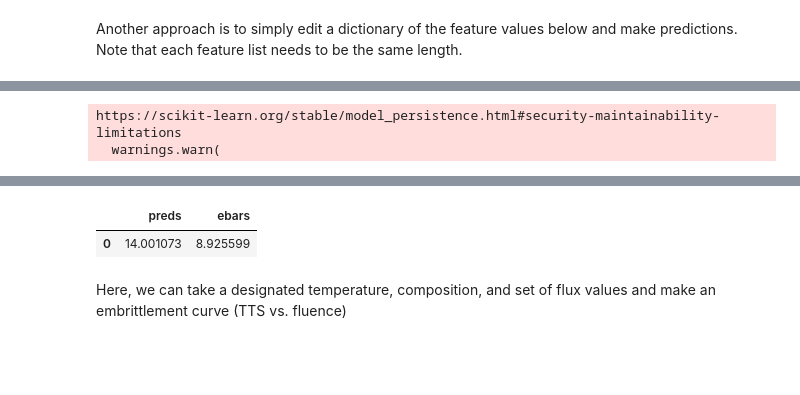
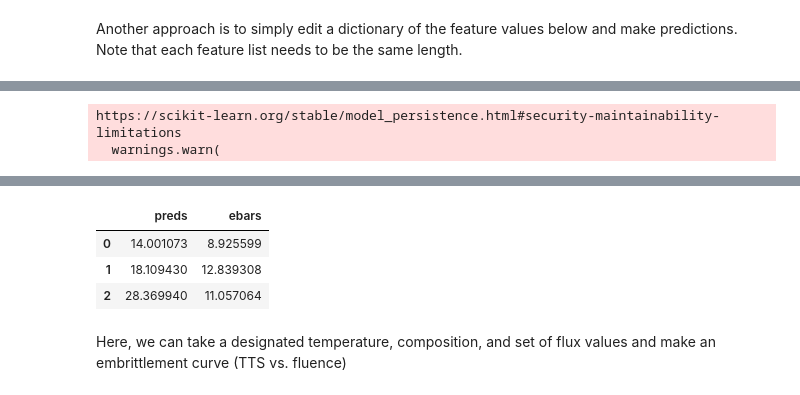
Before and after one commit to uw-cmg/RPV_model, a Jupyter notebook: Run_RPV_model_Colab.ipynb, the cells around one changed output, grey strips where cells are left out. Saved outputs shown, nothing was run; the diff lists cells and outputs as text; code cells hidden in the pictures; blank space fills up the shorter version.

```diff
--- a/Run_RPV_model_Colab.ipynb
+++ b/Run_RPV_model_Colab.ipynb
@@ -108,15 +82,15 @@ preds
 # %% [markdown]
 Another approach is to simply edit a dictionary of the feature values below and make predictions. Note that each feature list needs to be the same length.
 # %%
-d = {'temperature_C': [287],
-     'wt_percent_Cu': [0.04],
-     'wt_percent_Ni': [0.74],
-     'wt_percent_Mn': [0.6],
-     'wt_percent_P': [0.012],
-     'wt_percent_Si': [0.23],
-     'wt_percent_C': [0.21],
-     'log(fluence_n_cm2)': [18.664547962246548],
-     'log(flux_n_cm2_sec)': [11.165741355311178]}
+d = {'temperature_C': [287, 291.1, 292.2],
+     'wt_percent_Cu': [0.04, 0.15, 0.15],
+     'wt_percent_Ni': [0.74, 0.52, 0.52],
+     'wt_percent_Mn': [0.6, 1.32, 1.32],
+     'wt_percent_P': [0.012, 0.01, 0.01],
+     'wt_percent_Si': [0.23, 0.2, 0.2],
+     'wt_percent_C': [0.21, 0.21, 0.21],
+     'log(fluence_n_cm2)': [18.664547962246548, 17.861534410859036, 19.012837224705173],
+     'log(flux_n_cm2_sec)': [11.165741355311178, 10.389599950323971, 10.966255912381982]}
 
 df_fromd = pd.DataFrame(d)
 preds_new = make_predictions_DNN(df_fromd)
@@ -139,5 +103,7 @@ https://scikit-learn.org/stable/model_persistence.html#security-maintainability-
 |  | preds | ebars |
 | 0 | 14.001073 | 8.925599 |
+| 1 | 18.109430 | 12.839308 |
+| 2 | 28.369940 | 11.057064 |
 # %% [markdown]
 Here, we can take a designated temperature, composition, and set of flux values and make an embrittlement curve (TTS vs. fluence)
 # %%
```
Also changed, not shown: parts of 4 cells of this notebook.
